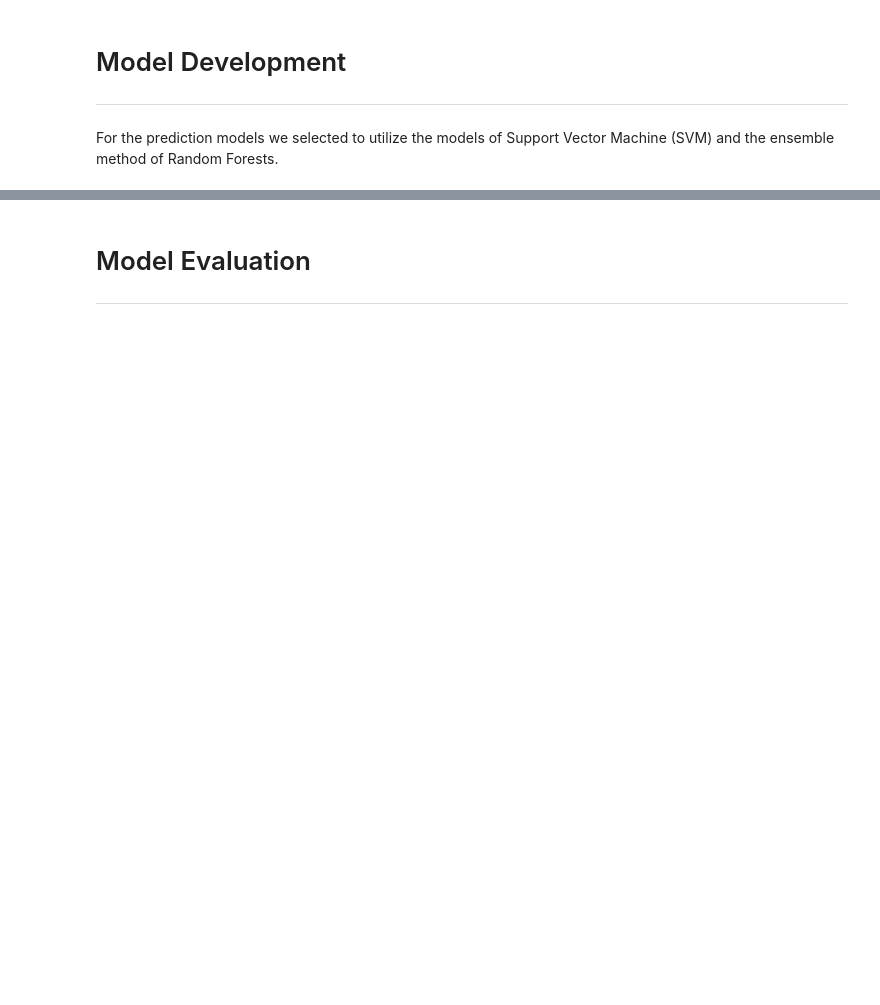
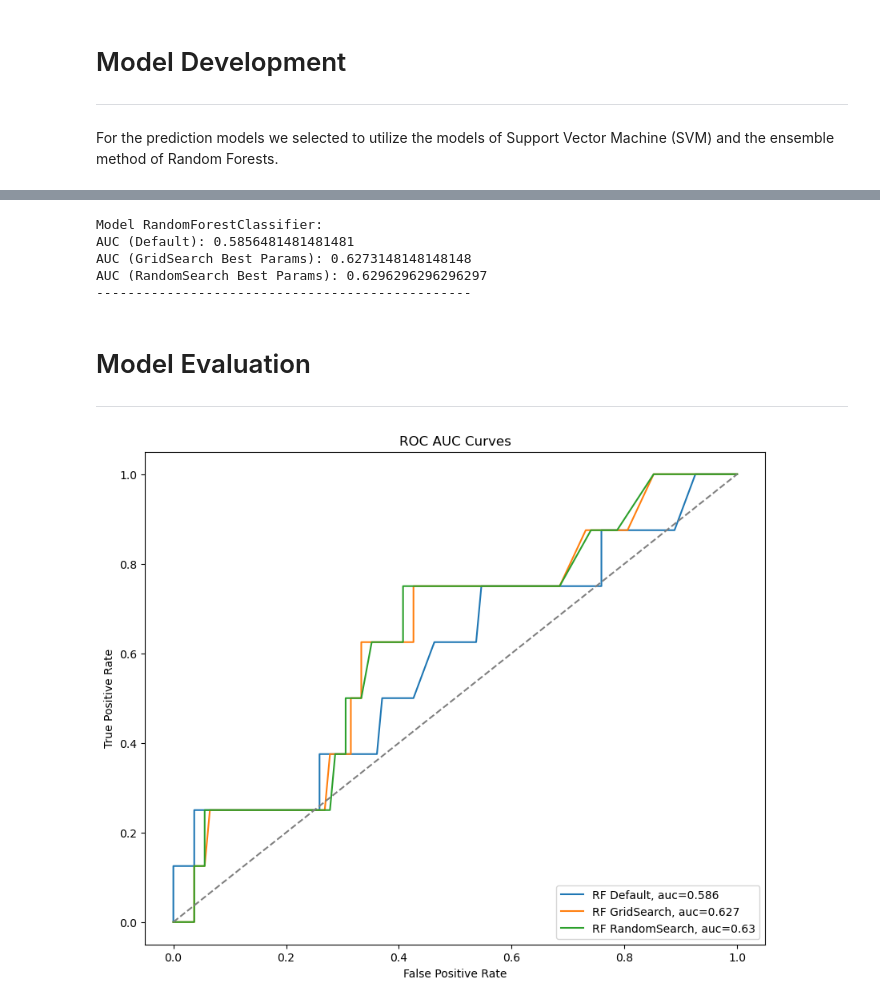
Before and after one commit to JYe9/MAI643_AI_in_Medicine, a Jupyter notebook: prediction-system.ipynb, the cells around one changed output, grey strips where cells are left out. Drawn from its saved outputs; the diff is of its cells as text; code cells hidden in the pictures; blank space fills up the shorter version.

Commit message:
Added RandomForests prediction model

```diff
--- a/prediction-system.ipynb
+++ b/prediction-system.ipynb
@@ -347,3 +556,73 @@ For the prediction models we selected to utilize the models of Support Vector Ma
+# %%
+from sklearn.ensemble import RandomForestClassifier
+from sklearn import metrics
+
+
+# Define the best parameters from grid and random search
+
+best_grid_rf = {'n_estimators': 100, 'max_features': 10}
+best_rand_rf = {'n_estimators': 80, 'max_features': 10}
+
+# Function to fit and evaluate for a given setting
+def evaluate_model_setting(clf, X_train, y_train, X_test, y_test, param=None):
+    if param:
+        clf.set_params(**param)
+    fpr, tpr, auc_score = fit_and_evaluate(clf, X_train, y_train, X_test, y_test)
+    return auc_score
+
+# Evaluate each model for different settings
+for model, grid_param, rand_param in zip(
+    [RandomForestClassifier(random_state=0)],
+    [best_grid_rf],
+    [best_rand_rf]
+):
+
+    # a. Default settings
+    auc_default = evaluate_model_setting(model, x_train_reduced, y_train_sm, x_test_reduced, y_test)
+    # b. GridSearch best parameters
+    auc_grid = evaluate_model_setting(model, x_train_reduced, y_train_sm, x_test_reduced, y_test, grid_param)
+    # c. RandomSearch best parameters
+    auc_rand = evaluate_model_setting(model, x_train_reduced, y_train_sm, x_test_reduced, y_test, rand_param)
+
+    print(f"Model {model.__class__.__name__}:")
+    print(f"AUC (Default): {auc_default}")
+    print(f"AUC (GridSearch Best Params): {auc_grid}")
+    print(f"AUC (RandomSearch Best Params): {auc_rand}")
+    print("------------------------------------------------")
+# %% [output]
+Model RandomForestClassifier:
+AUC (Default): 0.5856481481481481
+AUC (GridSearch Best Params): 0.6273148148148148
+AUC (RandomSearch Best Params): 0.6296296296296297
+------------------------------------------------
 # %% [markdown]
 # Model Evaluation
 ---
+# %%
+import matplotlib.pyplot as plt
+from sklearn import metrics
+
+# Set up the plotting
+plt.figure(figsize=(10, 8))
+
+# Lists to store classifier details
+clfs = [
+    (RandomForestClassifier(random_state=0), 'RF Default'),
+    (RandomForestClassifier(n_estimators=100, max_features=10, random_state=0), 'RF GridSearch'),
+    (RandomForestClassifier(n_estimators=80, max_features=10, random_state=0), 'RF RandomSearch'),
+]
+
+# Plot each classifier's ROC curve
+for clf, label in clfs:
+    fpr, tpr, auc = fit_and_evaluate(clf, x_train_reduced, y_train_sm, x_test_reduced, y_test)
+    plt.plot(fpr, tpr, label=f"{label}, auc={round(auc, 3)}")
+
+# Add labels, legend, and show the plot
+plt.plot([0, 1], [0, 1], color='grey', linestyle='--')
+plt.xlabel('False Positive Rate')
+plt.ylabel('True Positive Rate')
+plt.title('ROC AUC Curves')
+plt.legend(loc='lower right')
+plt.show()
+# %% [output]
+[figure, added]
```
Also changed, not shown: parts of 17 cells of this notebook, 2 other files.
